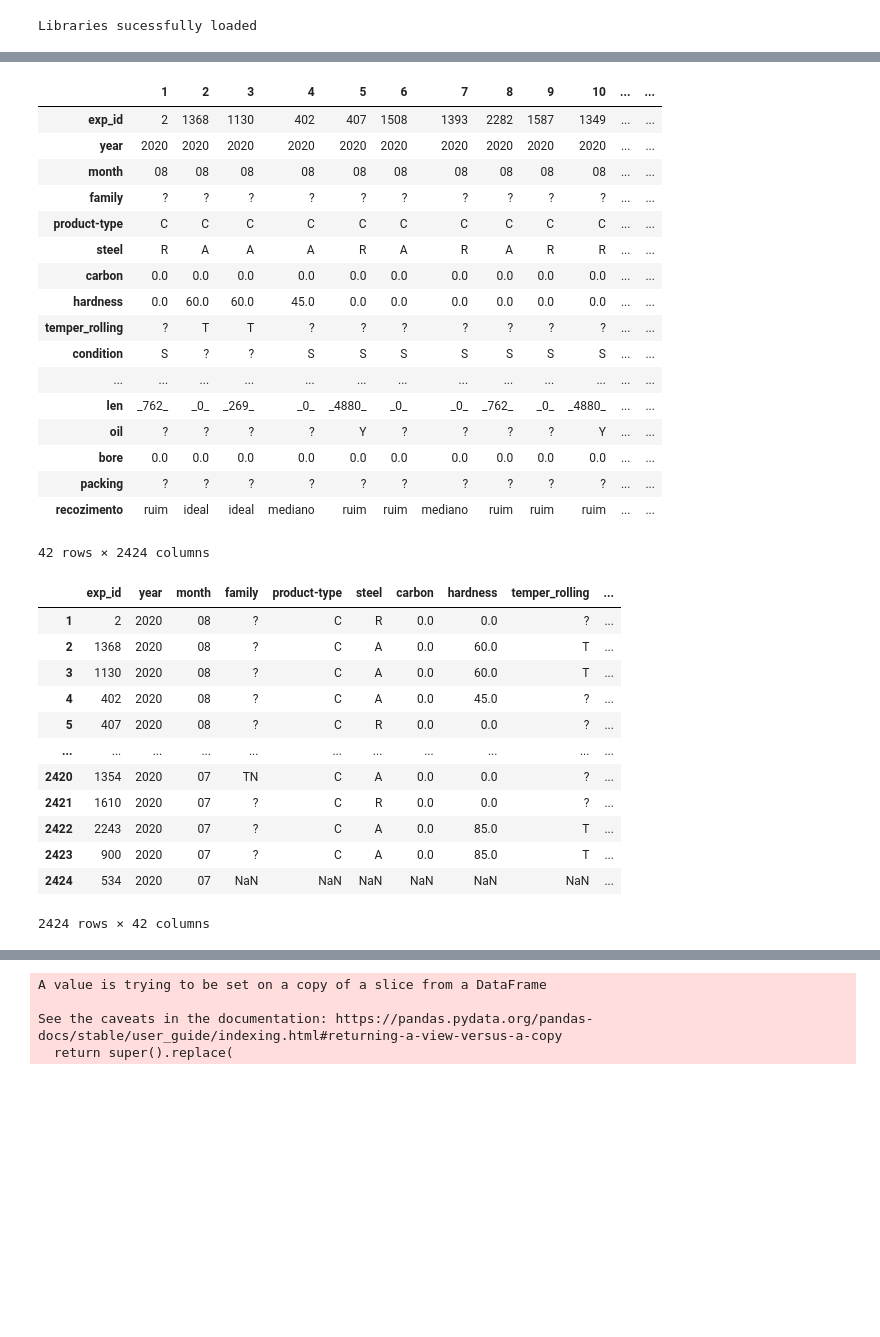
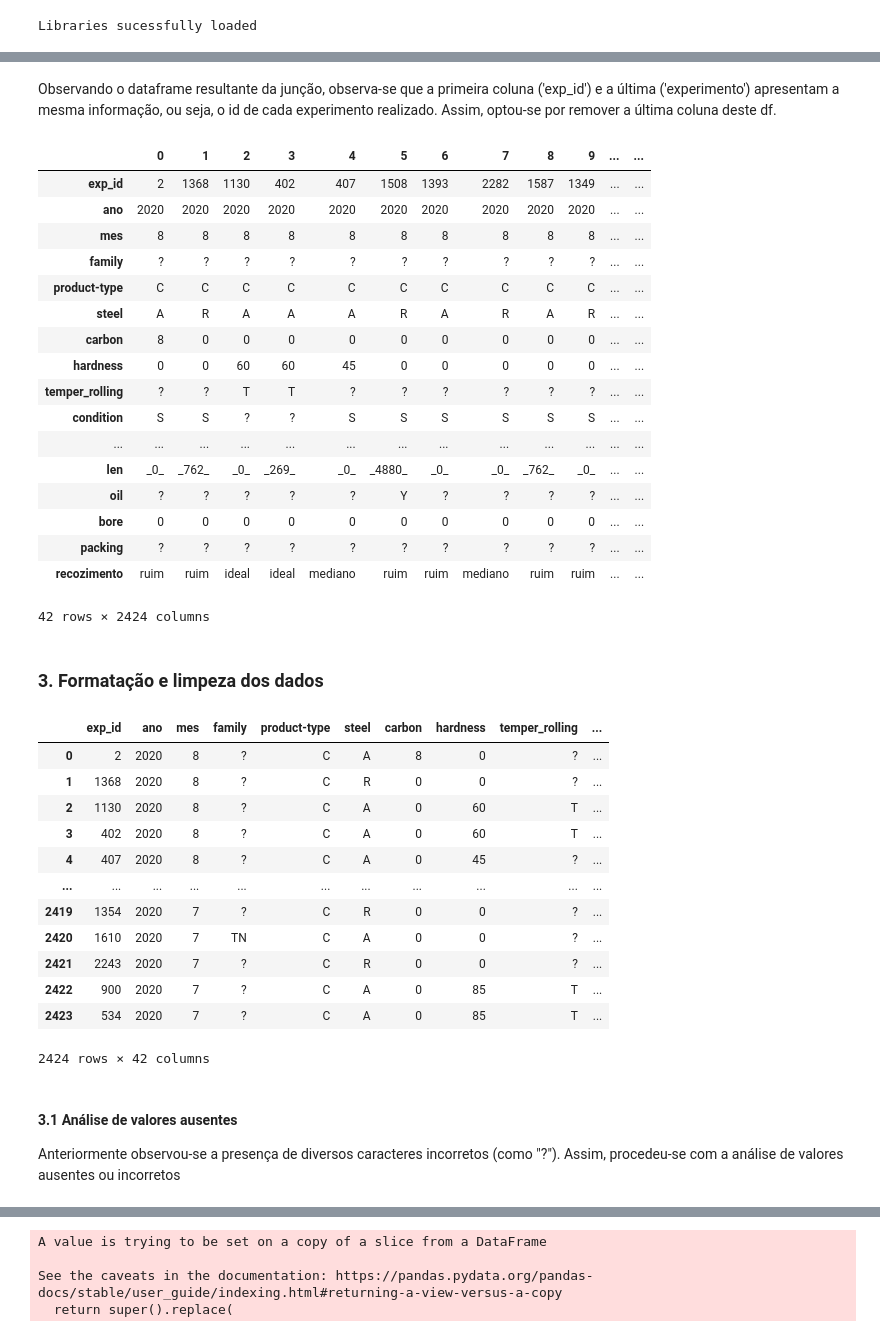
Before and after one commit to tiagottmoraes/ETL-and-EDA---Admission-test, a Jupyter notebook: Data wrangling code.ipynb, the cells around one changed output, grey strips where cells are left out. Cells and saved outputs as stored; diff of their text form; code cells hidden in the pictures; blank space fills up the shorter version.

```diff
--- a/Data wrangling code.ipynb
+++ b/Data wrangling code.ipynb
@@ -6,0 +22,4 @@ Libraries sucessfully loaded
+# %%
+# criado dataframe para armazenar os dados obtivos do arquivo .csv
+df = pd.read_csv(filename_exp)
+df
@@ -9,6 +42,0 @@ filename_exp = "https://raw.githubusercontent.com/tiagottmoraes/admission-test/m
-# %%
-df_header = ("exp_id", "year", "month")
-df = pd.read_csv(filename_exp, names = df_header)
-# %%
-df.drop(index=df.index[0],axis=0, inplace=True)
-df
@@ -39,42 +70,50 @@ dados = df.join(other)
+# %% [markdown]
+Observando o dataframe resultante da junção, observa-se que a primeira coluna ('exp_id') e a última ('experimento') apresentam a mesma informação, ou seja, o id de cada experimento realizado. Assim, optou-se por remover a última coluna deste df.
 # %%
 del dados['experimento']
 # %%
-dados.transpose()
+dados.head()
 # %% [output]
-|  | 1 | 2 | 3 | 4 | 5 | 6 | 7 | 8 | 9 | 10 | ... | ... |
+|  | 0 | 1 | 2 | 3 | 4 | 5 | 6 | 7 | 8 | 9 | ... | ... |
 | exp_id | 2 | 1368 | 1130 | 402 | 407 | 1508 | 1393 | 2282 | 1587 | 1349 | ... | ... |
-| year | 2020 | 2020 | 2020 | 2020 | 2020 | 2020 | 2020 | 2020 | 2020 | 2020 | ... | ... |
-| month | 08 | 08 | 08 | 08 | 08 | 08 | 08 | 08 | 08 | 08 | ... | ... |
+| ano | 2020 | 2020 | 2020 | 2020 | 2020 | 2020 | 2020 | 2020 | 2020 | 2020 | ... | ... |
+| mes | 8 | 8 | 8 | 8 | 8 | 8 | 8 | 8 | 8 | 8 | ... | ... |
 | family | ? | ? | ? | ? | ? | ? | ? | ? | ? | ? | ... | ... |
 | product-type | C | C | C | C | C | C | C | C | C | C | ... | ... |
-| steel | R | A | A | A | R | A | R | A | R | R | ... | ... |
-| carbon | 0.0 | 0.0 | 0.0 | 0.0 | 0.0 | 0.0 | 0.0 | 0.0 | 0.0 | 0.0 | ... | ... |
-| hardness | 0.0 | 60.0 | 60.0 | 45.0 | 0.0 | 0.0 | 0.0 | 0.0 | 0.0 | 0.0 | ... | ... |
-| temper_rolling | ? | T | T | ? | ? | ? | ? | ? | ? | ? | ... | ... |
-| condition | S | ? | ? | S | S | S | S | S | S | S | ... | ... |
+| steel | A | R | A | A | A | R | A | R | A | R | ... | ... |
+| carbon | 8 | 0 | 0 | 0 | 0 | 0 | 0 | 0 | 0 | 0 | ... | ... |
+| hardness | 0 | 0 | 60 | 60 | 45 | 0 | 0 | 0 | 0 | 0 | ... | ... |
+| temper_rolling | ? | ? | T | T | ? | ? | ? | ? | ? | ? | ... | ... |
+| condition | S | S | ? | ? | S | S | S | S | S | S | ... | ... |
 | ... | ... | ... | ... | ... | ... | ... | ... | ... | ... | ... | ... | ... |
-| len | _762_ | _0_ | _269_ | _0_ | _4880_ | _0_ | _0_ | _762_ | _0_ | _4880_ | ... | ... |
-| oil | ? | ? | ? | ? | Y | ? | ? | ? | ? | Y | ... | ... |
-| bore | 0.0 | 0.0 | 0.0 | 0.0 | 0.0 | 0.0 | 0.0 | 0.0 | 0.0 | 0.0 | ... | ... |
+| len | _0_ | _762_ | _0_ | _269_ | _0_ | _4880_ | _0_ | _0_ | _762_ | _0_ | ... | ... |
+| oil | ? | ? | ? | ? | ? | Y | ? | ? | ? | ? | ... | ... |
+| bore | 0 | 0 | 0 | 0 | 0 | 0 | 0 | 0 | 0 | 0 | ... | ... |
 | packing | ? | ? | ? | ? | ? | ? | ? | ? | ? | ? | ... | ... |
-| recozimento | ruim | ideal | ideal | mediano | ruim | ruim | mediano | ruim | ruim | ruim | ... | ... |
+| recozimento | ruim | ruim | ideal | ideal | mediano | ruim | ruim | mediano | ruim | ruim | ... | ... |
 42 rows × 2424 columns
+# %% [markdown]
+### 3. Formatação e limpeza dos dados
 # %%
+# as colunas "thick", "width" e "len" estão formatadas incorretamente, com o caracter '_' antes e depois dos valores. Utilizou-se a função "replace" para remover este caracter
 dados["thick"] = dados["thick"].replace(to_replace ="_", value = '', regex = True)
 dados["width"] = dados["width"].replace(to_replace ="_", value = '', regex = True)
 dados["len"] = dados["len"].replace(to_replace ="_", value = '', regex = True)
 dados
 # %% [output]
-|  | exp_id | year | month | family | product-type | steel | carbon | hardness | temper_rolling | ... |
-| 1 | 2 | 2020 | 08 | ? | C | R | 0.0 | 0.0 | ? | ... |
-| 2 | 1368 | 2020 | 08 | ? | C | A | 0.0 | 60.0 | T | ... |
-| 3 | 1130 | 2020 | 08 | ? | C | A | 0.0 | 60.0 | T | ... |
-| 4 | 402 | 2020 | 08 | ? | C | A | 0.0 | 45.0 | ? | ... |
-| 5 | 407 | 2020 | 08 | ? | C | R | 0.0 | 0.0 | ? | ... |
+|  | exp_id | ano | mes | family | product-type | steel | carbon | hardness | temper_rolling | ... |
+| 0 | 2 | 2020 | 8 | ? | C | A | 8 | 0 | ? | ... |
+| 1 | 1368 | 2020 | 8 | ? | C | R | 0 | 0 | ? | ... |
+| 2 | 1130 | 2020 | 8 | ? | C | A | 0 | 60 | T | ... |
+| 3 | 402 | 2020 | 8 | ? | C | A | 0 | 60 | T | ... |
+| 4 | 407 | 2020 | 8 | ? | C | A | 0 | 45 | ? | ... |
 | ... | ... | ... | ... | ... | ... | ... | ... | ... | ... | ... |
-| 2420 | 1354 | 2020 | 07 | TN | C | A | 0.0 | 0.0 | ? | ... |
-| 2421 | 1610 | 2020 | 07 | ? | C | R | 0.0 | 0.0 | ? | ... |
-| 2422 | 2243 | 2020 | 07 | ? | C | A | 0.0 | 85.0 | T | ... |
-| 2423 | 900 | 2020 | 07 | ? | C | A | 0.0 | 85.0 | T | ... |
-| 2424 | 534 | 2020 | 07 | NaN | NaN | NaN | NaN | NaN | NaN | ... |
+| 2419 | 1354 | 2020 | 7 | ? | C | R | 0 | 0 | ? | ... |
+| 2420 | 1610 | 2020 | 7 | TN | C | A | 0 | 0 | ? | ... |
+| 2421 | 2243 | 2020 | 7 | ? | C | R | 0 | 0 | ? | ... |
+| 2422 | 900 | 2020 | 7 | ? | C | A | 0 | 85 | T | ... |
+| 2423 | 534 | 2020 | 7 | ? | C | A | 0 | 85 | T | ... |
 2424 rows × 42 columns
+# %% [markdown]
+#### 3.1 Análise de valores ausentes
+Anteriormente observou-se a presença de diversos caracteres incorretos (como "?"). Assim, procedeu-se com a análise de valores ausentes ou incorretos
```
Also changed, not shown: parts of 43 cells of this notebook.
